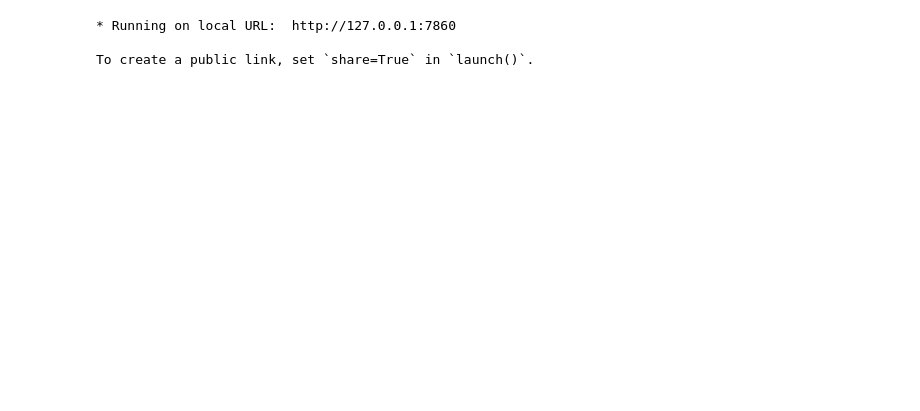
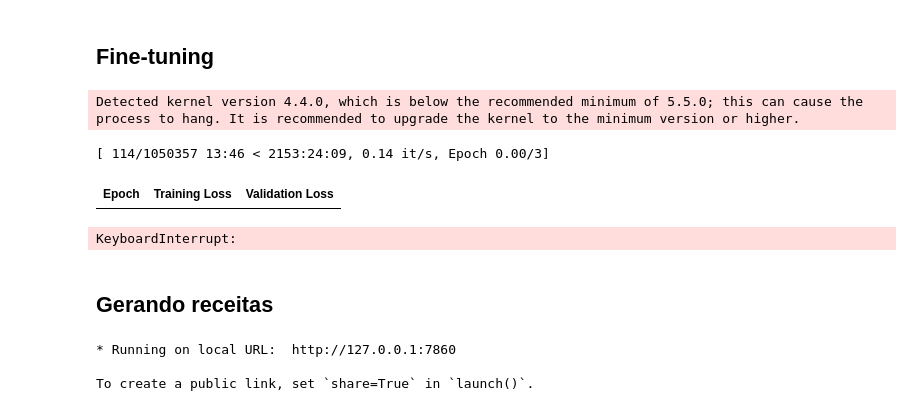
Before and after one commit to Malu-L/Projeto.NLP-2024, a Jupyter notebook: main.ipynb, the cells around one changed output. Cells and saved outputs as stored; diff of their text form; code cells hidden in the pictures; blank space fills up the shorter version.

```diff
--- a/main.ipynb
+++ b/main.ipynb
@@ -6,0 +92,21 @@ import gradio as gr
+# %%
+# Define a function to tokenize the data
+def tokenize_function(examples):
+    inputs = [ex for ex in examples['NER']]
+    targets = [ex for ex in examples['directions']]
+    model_inputs = tokenizer(inputs, max_length=512, padding="max_length", truncation=True)
+
+    # Tokenize the target text
+    with tokenizer.as_target_tokenizer():
+        labels = tokenizer(targets, max_length=512, padding="max_length", truncation=True)
+
+    model_inputs["labels"] = labels["input_ids"]
+    return model_inputs
+
+# Convert DataFrame to Hugging Face Dataset format
+dataset = Dataset.from_pandas(df)
+
+# Tokenize the dataset
+tokenized_dataset = dataset.map(tokenize_function, batched=True)
+# %% [markdown]
+## Fine-tuning
@@ -6,0 +115,34 @@ import gradio as gr
+# %%
+# Load the GPT-2 model
+model = GPT2LMHeadModel.from_pretrained("gpt2")
+model.resize_token_embeddings(len(tokenizer))  # Resize token embeddings to match the tokenizer
+
+# Define training arguments
+training_args = TrainingArguments(
+    output_dir="./results",          # Output directory
+    evaluation_strategy="epoch",     # Evaluate every epoch
+    learning_rate=2e-5,
+    per_device_train_batch_size=2,   # Batch size for training
+    per_device_eval_batch_size=2,    # Batch size for evaluation
+    num_train_epochs=3,              # Number of training epochs
+    weight_decay=0.01,               # Strength of weight decay
+    logging_dir='./logs',            # Directory for storing logs
+    logging_steps=10,
+    save_total_limit=2,              # Limit the total number of model checkpoints
+)
+
+# Initialize Trainer
+trainer = Trainer(
+    model=model,
+    args=training_args,
+    train_dataset=tokenized_dataset,
+    eval_dataset=tokenized_dataset,  # You can split train/eval sets for more robust evaluation
+)
+
+# Fine-tune the model
+trainer.train()
+# %% [output]
+Detected kernel version 4.4.0, which is below the recommended minimum of 5.5.0; this can cause the process to hang. It is recommended to upgrade the kernel to the minimum version or higher.
+[ 114/1050357 13:46 < 2153:24:09, 0.14 it/s, Epoch 0.00/3]
+| Epoch | Training Loss | Validation Loss |
+KeyboardInterrupt:
@@ -6,0 +153,2 @@ import gradio as gr
+# %% [markdown]
+## Gerando receitas
```
Also changed, not shown: parts of 19 cells of this notebook, 3 other files.
